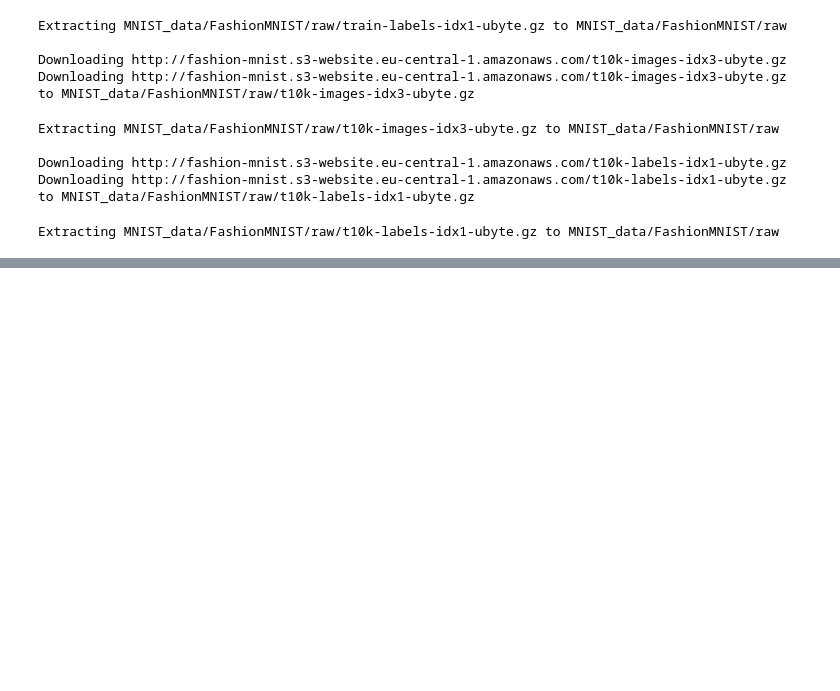
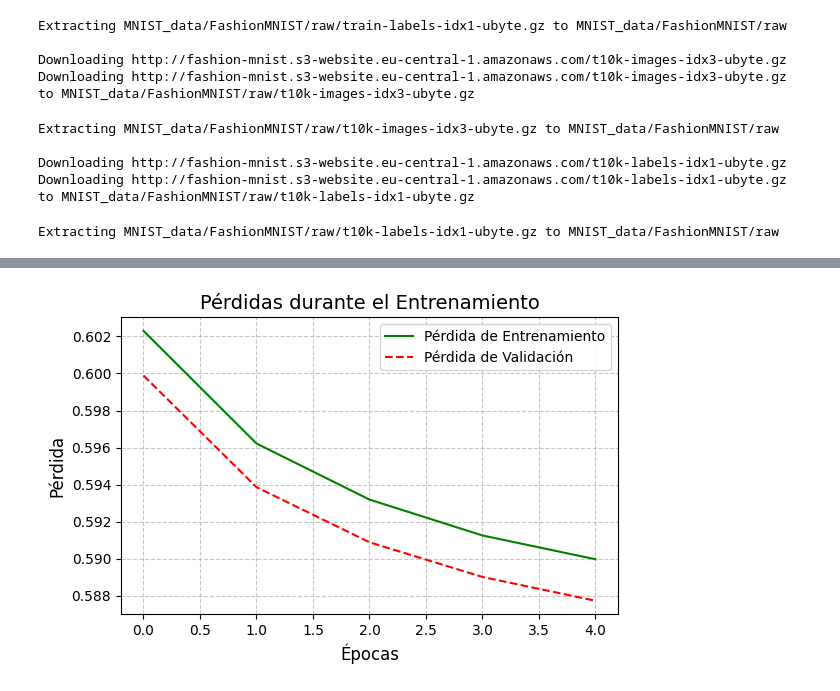
Before and after one commit to SalomoneCro/Neural-Networks, a Jupyter notebook: PyTorch/ConvolutionalNN.ipynb, the cells around one changed output, grey strips where cells are left out. Saved outputs shown, nothing was run; the diff lists cells and outputs as text; code cells hidden in the pictures; blank space fills up the shorter version.

```diff
--- a/PyTorch/ConvolutionalNN.ipynb
+++ b/PyTorch/ConvolutionalNN.ipynb
@@ -79,3 +44,0 @@ from google.colab import files
-# %%
-device = 'cuda' if torch.cuda.is_available() else 'cpu'
-device
@@ -368,0 +312,22 @@ Que valores de estos hiperparámetros considera los más convenientes? Porqué?
+# %%
+num_epochs = 5
+train_losses = []
+valid_losses = []
+
+for epoch in range(1, num_epochs + 1):
+    print(f"\nÉpoca {epoch}/{num_epochs}")
+
+    # Entrenamiento
+    train_loss = train_loop(model, train_loader, criterion, optimizer, device)
+    train_losses.append(train_loss)
+
+    # Validación
+    valid_loss = valid_loop(model, valid_loader, criterion, device)
+    valid_losses.append(valid_loss)
+
+
+    print(f"Resumen - Época {epoch}:")
+    print(f"  Pérdida de entrenamiento: {train_loss:.4f}")
+    print(f"  Pérdida de validación: {valid_loss:.4f}")
+
+print("\nEntrenamiento finalizado.")
@@ -368,0 +352,17 @@ Que valores de estos hiperparámetros considera los más convenientes? Porqué?
+# %%
+fig, ax = plt.subplots(1, 1, figsize=(6, 4))
+
+# Gráfico de pérdidas (Train vs Validation)
+ax.plot(train_losses, label='Pérdida de Entrenamiento', color='green', linestyle='-')
+ax.plot(valid_losses, label='Pérdida de Validación', color='red', linestyle='--')
+ax.set_title('Pérdidas durante el Entrenamiento', fontsize=14)
+ax.set_xlabel('Épocas', fontsize=12)
+ax.set_ylabel('Pérdida', fontsize=12)
+ax.legend(fontsize=10)
+ax.grid(True, linestyle='--', alpha=0.7)
+
+plt.tight_layout()
+
+plt.show()
+# %% [output]
+[figure, added]
```
Also changed, not shown: parts of 41 cells of this notebook.
